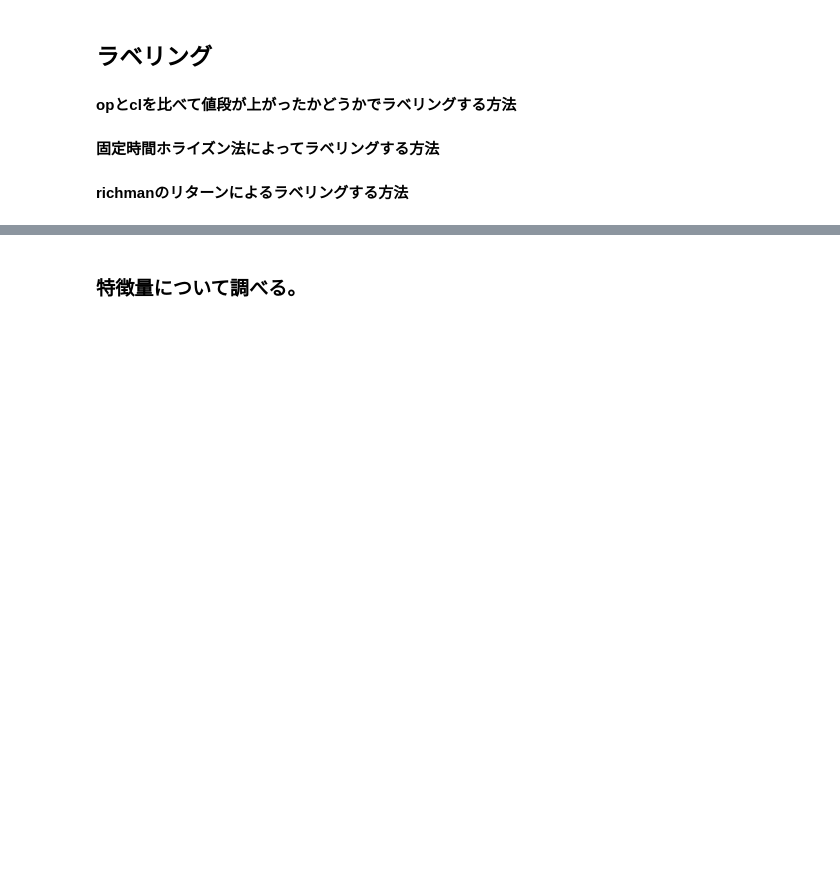
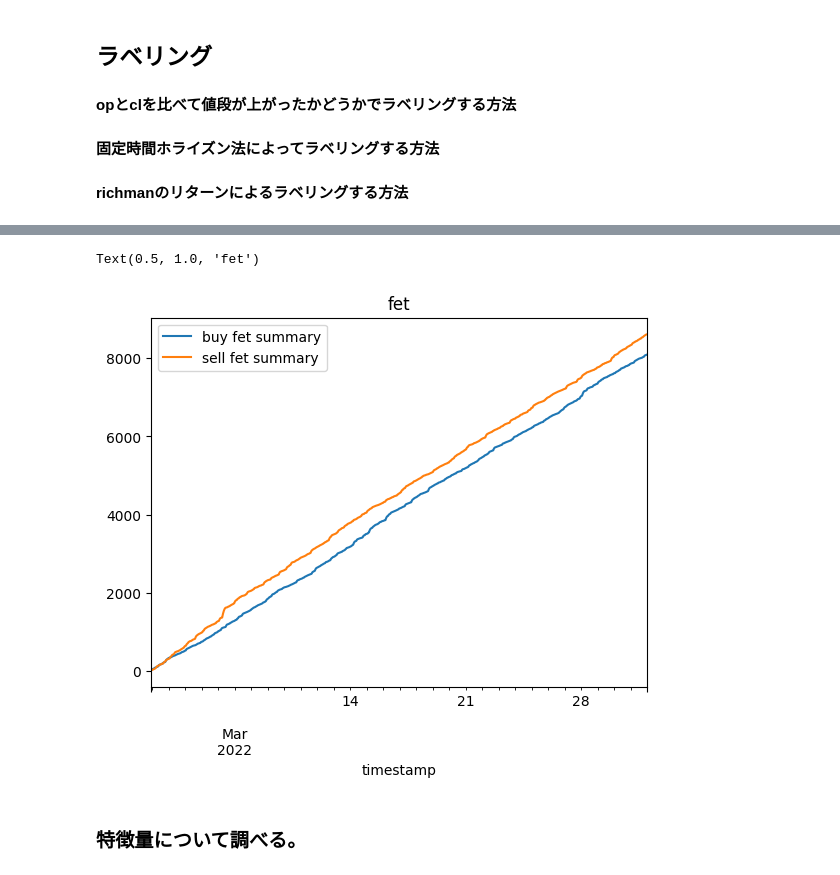
Before and after one commit to CosmoMax10/robin_mlbot_practice, a Jupyter notebook: data_backtesting_practice.ipynb, the cells around one changed output, grey strips where cells are left out. Drawn from its saved outputs; the diff is of its cells as text; code cells hidden in the pictures; blank space fills up the shorter version.

```diff
--- a/data_backtesting_practice.ipynb
+++ b/data_backtesting_practice.ipynb
@@ -296,3 +301,11 @@ time_bar.to_pickle('df_features.pkl')
+# %%
+df["buy_fet"].cumsum().plot(label="buy fet summary")
+df["sell_fet"].cumsum().plot(label="sell fet summary")
+plt.legend()
+plt.title("fet")
+# %% [output]
+Text(0.5, 1.0, 'fet')
+[figure, added]
 # %% [markdown]
 ### 特徴量について調べる。
 # %%
```
Also changed, not shown: parts of 11 cells of this notebook.
